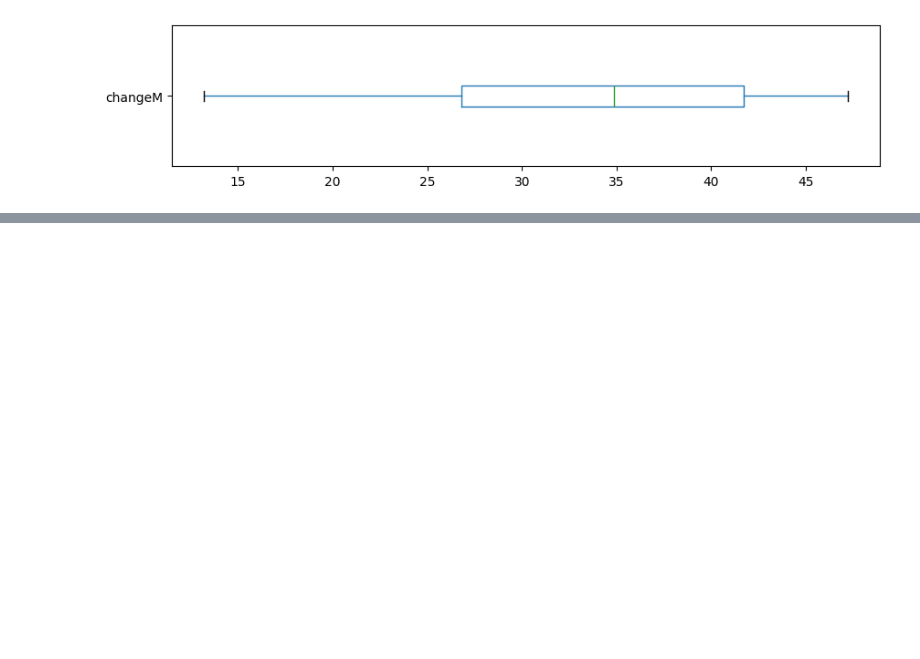
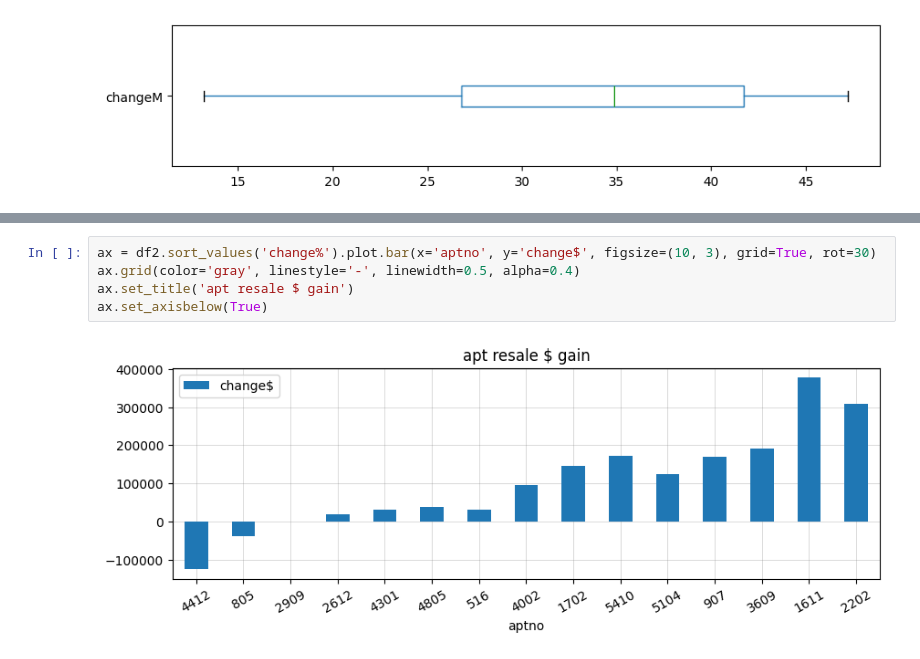
Before and after one commit to thexqin/lic-ast-condo-sales-analysis2, a Jupyter notebook: lic_ast_condo_sales_analysis2.ipynb, the cells around one changed output, grey strips where cells are left out. Drawn from its saved outputs; the diff is of its cells as text; blank space fills up the shorter version.

```diff
--- a/lic_ast_condo_sales_analysis2.ipynb
+++ b/lic_ast_condo_sales_analysis2.ipynb
@@ -633,0 +646,7 @@ df.boxplot('changeM', vert=False, grid=False, figsize=(10, 2))
+# %%
+ax = df2.sort_values('change%').plot.bar(x='aptno', y='change$', figsize=(10, 3), grid=True, rot=30)
+ax.grid(color='gray', linestyle='-', linewidth=0.5, alpha=0.4)
+ax.set_title('apt resale $ gain')
+ax.set_axisbelow(True)
+# %% [output]
+[figure, added]
```
Also changed, not shown: parts of 4 cells of this notebook.
